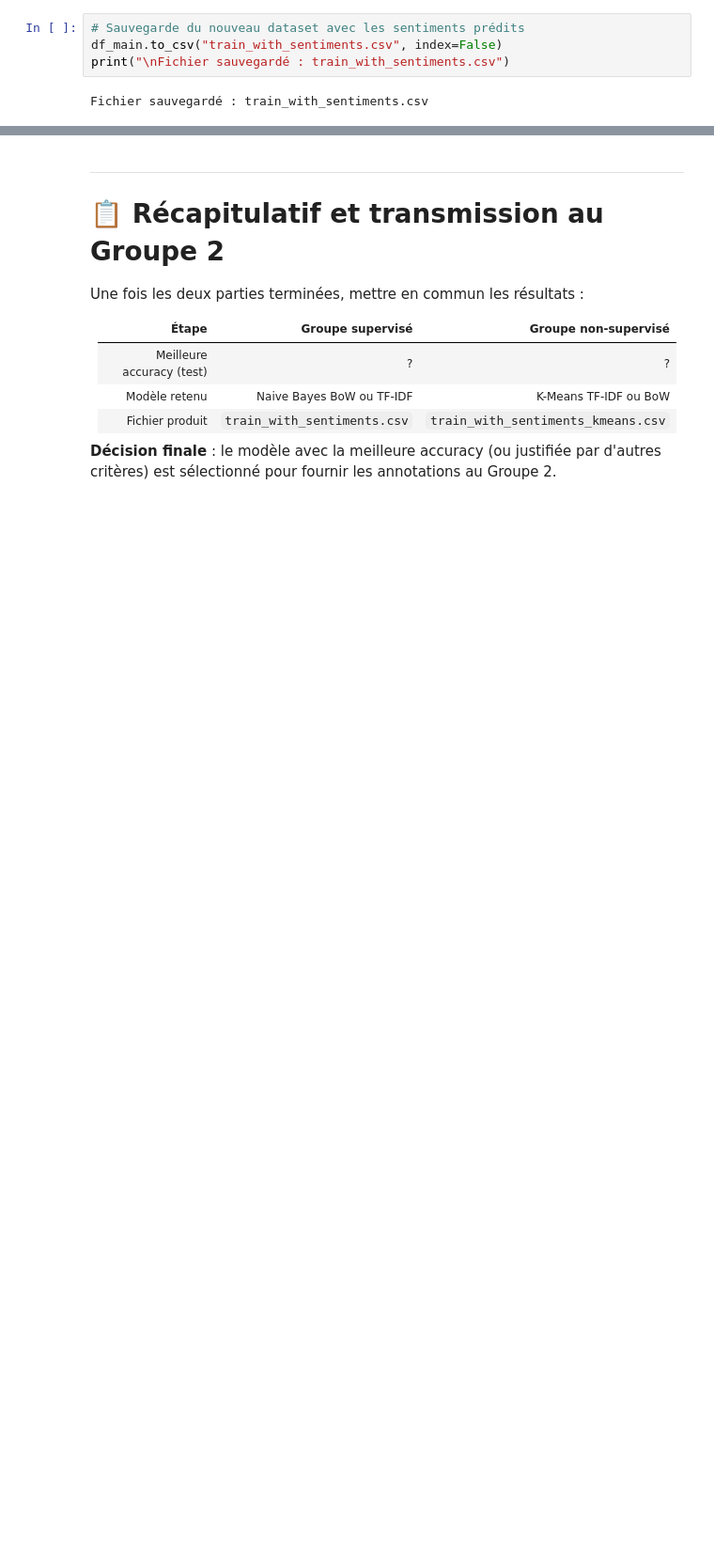
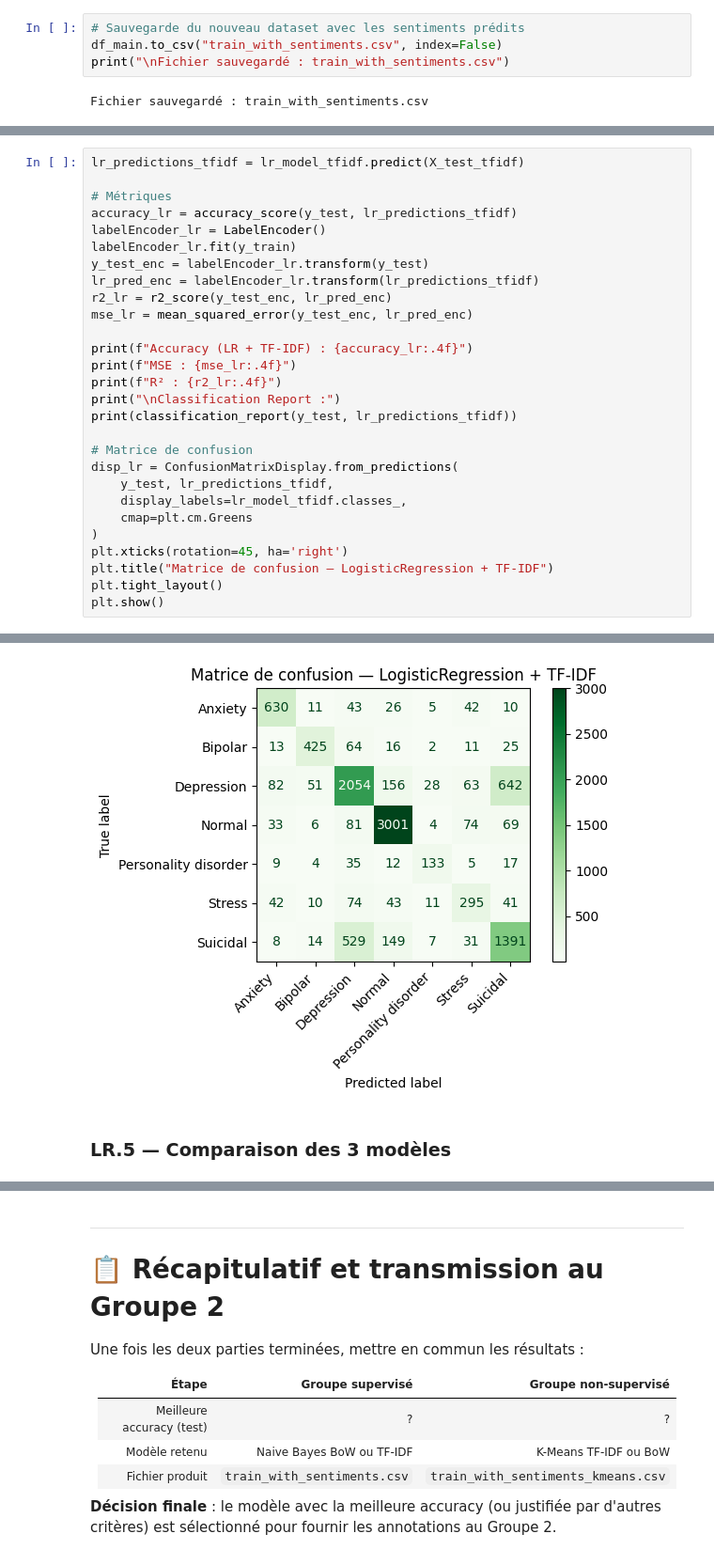
Before and after one commit to cypnet/Analyse-de-conversations-sur-la-sant-mentale, a Jupyter notebook: notebooks/LOGAN/ETAPE2-Analyse_des_sentiments_des_conversations.ipynb, the cells around one changed output, grey strips where cells are left out. Shown at 94% size. Saved outputs shown, nothing was run; the diff lists cells and outputs as text; blank space fills up the shorter version.

```diff
--- a/notebooks/LOGAN/ETAPE2-Analyse_des_sentiments_des_conversations.ipynb
+++ b/notebooks/LOGAN/ETAPE2-Analyse_des_sentiments_des_conversations.ipynb
@@ -1047,0 +1120,29 @@ Fichier sauvegardé : train_with_sentiments.csv
+# %%
+lr_predictions_tfidf = lr_model_tfidf.predict(X_test_tfidf)
+
+# Métriques
+accuracy_lr = accuracy_score(y_test, lr_predictions_tfidf)
+labelEncoder_lr = LabelEncoder()
+labelEncoder_lr.fit(y_train)
+y_test_enc = labelEncoder_lr.transform(y_test)
+lr_pred_enc = labelEncoder_lr.transform(lr_predictions_tfidf)
+r2_lr = r2_score(y_test_enc, lr_pred_enc)
+mse_lr = mean_squared_error(y_test_enc, lr_pred_enc)
+
+print(f"Accuracy (LR + TF-IDF) : {accuracy_lr:.4f}")
+print(f"MSE : {mse_lr:.4f}")
+print(f"R² : {r2_lr:.4f}")
+print("\nClassification Report :")
+print(classification_report(y_test, lr_predictions_tfidf))
+
+# Matrice de confusion
+disp_lr = ConfusionMatrixDisplay.from_predictions(
+    y_test, lr_predictions_tfidf,
+    display_labels=lr_model_tfidf.classes_,
+    cmap=plt.cm.Greens
+)
+plt.xticks(rotation=45, ha='right')
+plt.title("Matrice de confusion — LogisticRegression + TF-IDF")
+plt.tight_layout()
+plt.show()
+# %% [output]
@@ -1047,0 +1167,3 @@ Fichier sauvegardé : train_with_sentiments.csv
+[figure, added]
+# %% [markdown]
+### LR.5 — Comparaison des 3 modèles
```
Also changed, not shown: parts of 30 cells of this notebook, 2 other files.
